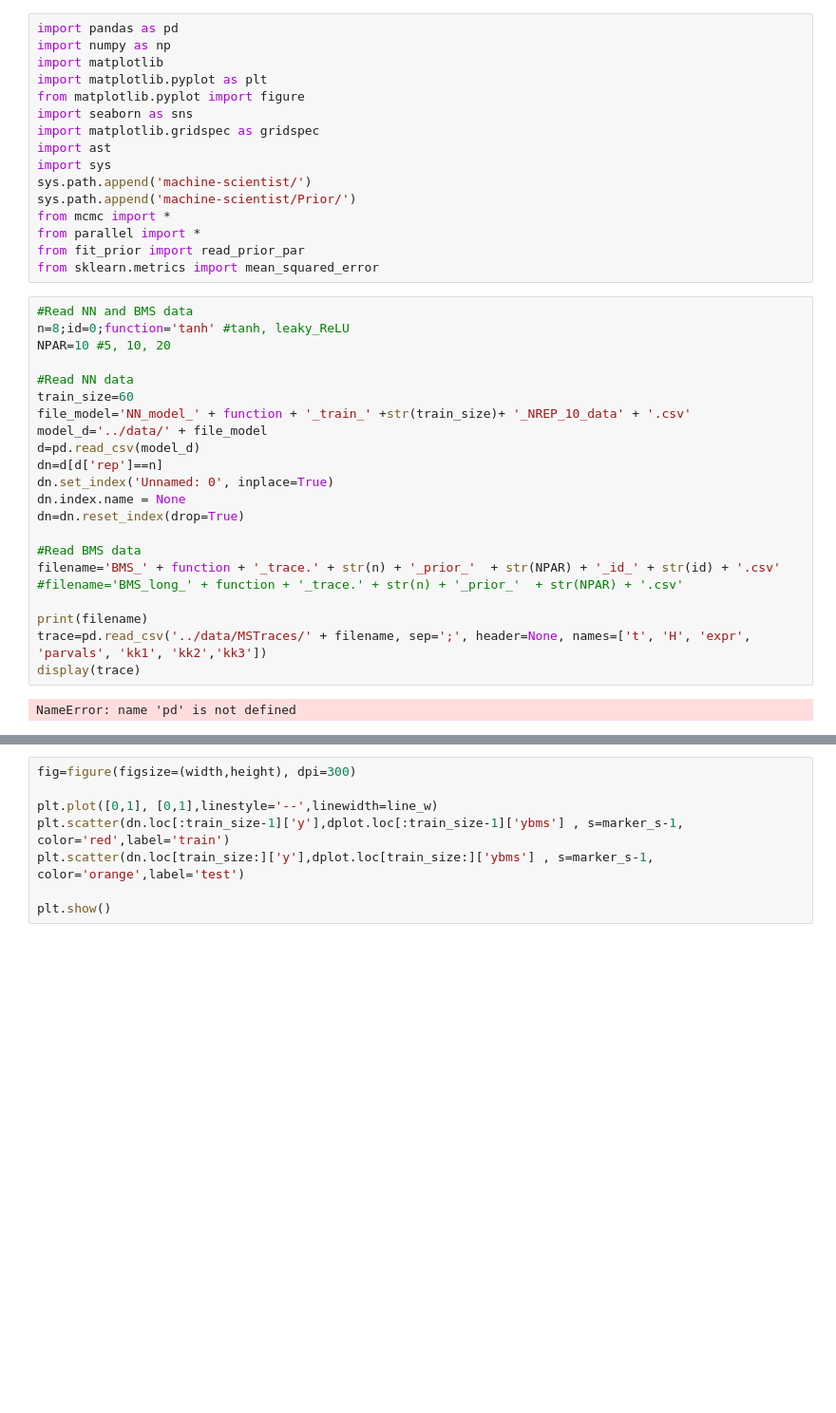
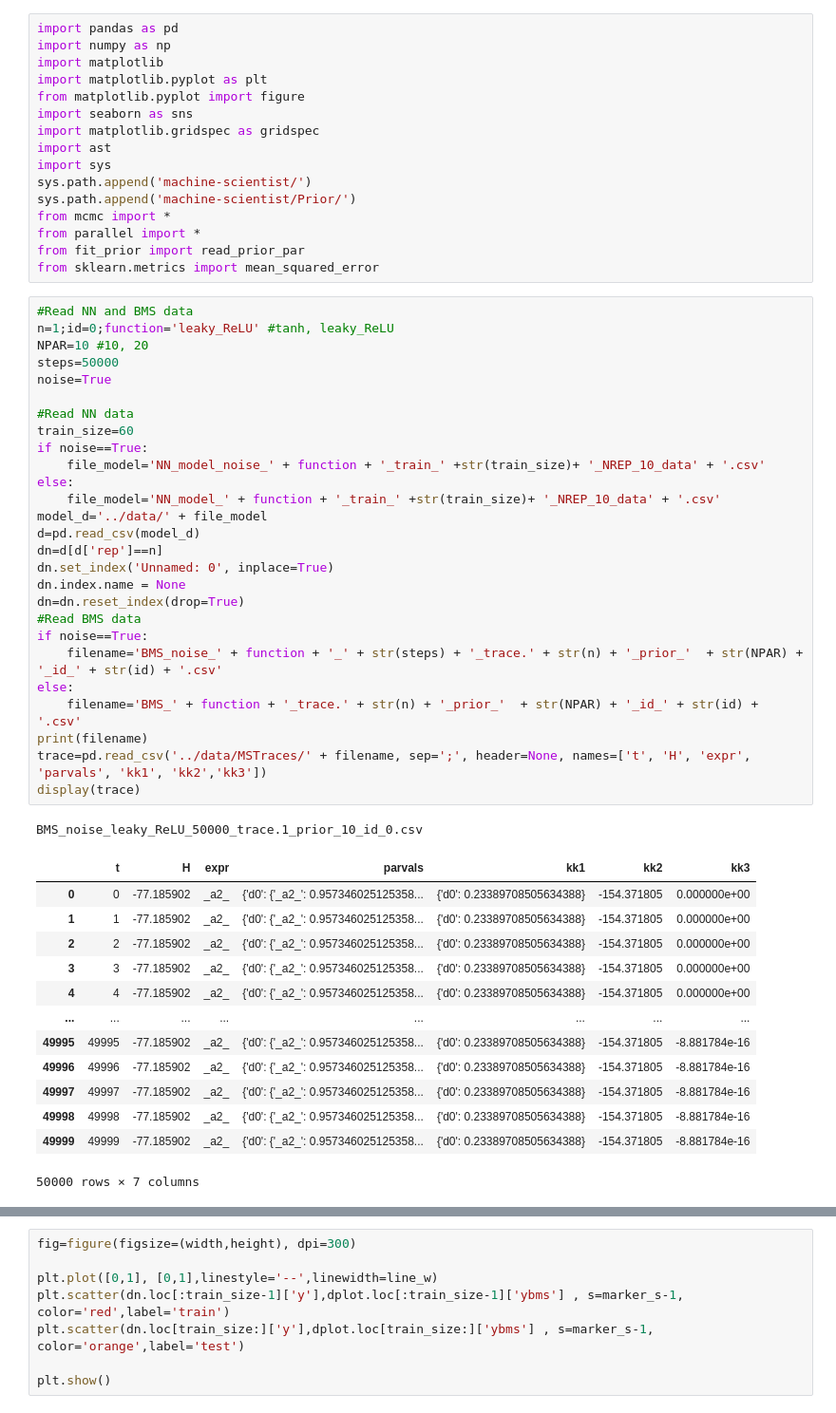
Before and after one commit to SergioCoboLopez/ANN_BMS, a Jupyter notebook: bin/BMS_energy_mdl.ipynb, the cells around one changed output, grey strips where cells are left out. Shown: that part at 95% size. Drawn from its saved outputs; the diff is of its cells as text; blank space fills up the shorter version.

```diff
--- a/bin/BMS_energy_mdl.ipynb
+++ b/bin/BMS_energy_mdl.ipynb
@@ -16,25 +16,43 @@ from fit_prior import read_prior_par
 from sklearn.metrics import mean_squared_error
 # %%
 #Read NN and BMS data
-n=8;id=0;function='tanh' #tanh, leaky_ReLU
-NPAR=10 #5, 10, 20
+n=1;id=0;function='leaky_ReLU' #tanh, leaky_ReLU
+NPAR=10 #10, 20
+steps=50000
+noise=True
 
 #Read NN data
 train_size=60
-file_model='NN_model_' + function + '_train_' +str(train_size)+ '_NREP_10_data' + '.csv'
+if noise==True:
+    file_model='NN_model_noise_' + function + '_train_' +str(train_size)+ '_NREP_10_data' + '.csv'
+else:
+    file_model='NN_model_' + function + '_train_' +str(train_size)+ '_NREP_10_data' + '.csv'
 model_d='../data/' + file_model
 d=pd.read_csv(model_d)
 dn=d[d['rep']==n]
 dn.set_index('Unnamed: 0', inplace=True)
 dn.index.name = None
 dn=dn.reset_index(drop=True)
-
 #Read BMS data
-filename='BMS_' + function + '_trace.' + str(n) + '_prior_'  + str(NPAR) + '_id_' + str(id) + '.csv'
-#filename='BMS_long_' + function + '_trace.' + str(n) + '_prior_'  + str(NPAR) + '.csv'
-
+if noise==True:
+    filename='BMS_noise_' + function + '_' + str(steps) + '_trace.' + str(n) + '_prior_'  + str(NPAR) + '_id_' + str(id) + '.csv'
+else:
+    filename='BMS_' + function + '_trace.' + str(n) + '_prior_'  + str(NPAR) + '_id_' + str(id) + '.csv'
 print(filename)
 trace=pd.read_csv('../data/MSTraces/' + filename, sep=';', header=None, names=['t', 'H', 'expr', 'parvals', 'kk1', 'kk2','kk3'])
 display(trace)
 # %% [output]
-NameError: name 'pd' is not defined
+BMS_noise_leaky_ReLU_50000_trace.1_prior_10_id_0.csv
+|  | t | H | expr | parvals | kk1 | kk2 | kk3 |
+| 0 | 0 | -77.185902 | _a2_ | {'d0': {'_a2_': 0.957346025125358... | {'d0': 0.23389708505634388} | -154.371805 | 0.000000e+00 |
+| 1 | 1 | -77.185902 | _a2_ | {'d0': {'_a2_': 0.957346025125358... | {'d0': 0.23389708505634388} | -154.371805 | 0.000000e+00 |
+| 2 | 2 | -77.185902 | _a2_ | {'d0': {'_a2_': 0.957346025125358... | {'d0': 0.23389708505634388} | -154.371805 | 0.000000e+00 |
+| 3 | 3 | -77.185902 | _a2_ | {'d0': {'_a2_': 0.957346025125358... | {'d0': 0.23389708505634388} | -154.371805 | 0.000000e+00 |
+| 4 | 4 | -77.185902 | _a2_ | {'d0': {'_a2_': 0.957346025125358... | {'d0': 0.23389708505634388} | -154.371805 | 0.000000e+00 |
+| ... | ... | ... | ... | ... | ... | ... | ... |
+| 49995 | 49995 | -77.185902 | _a2_ | {'d0': {'_a2_': 0.957346025125358... | {'d0': 0.23389708505634388} | -154.371805 | -8.881784e-16 |
+| 49996 | 49996 | -77.185902 | _a2_ | {'d0': {'_a2_': 0.957346025125358... | {'d0': 0.23389708505634388} | -154.371805 | -8.881784e-16 |
+| 49997 | 49997 | -77.185902 | _a2_ | {'d0': {'_a2_': 0.957346025125358... | {'d0': 0.23389708505634388} | -154.371805 | -8.881784e-16 |
+| 49998 | 49998 | -77.185902 | _a2_ | {'d0': {'_a2_': 0.957346025125358... | {'d0': 0.23389708505634388} | -154.371805 | -8.881784e-16 |
+| 49999 | 49999 | -77.185902 | _a2_ | {'d0': {'_a2_': 0.957346025125358... | {'d0': 0.23389708505634388} | -154.371805 | -8.881784e-16 |
+50000 rows × 7 columns
```
Also changed, not shown: parts of 5 cells of this notebook, 20 other files.
